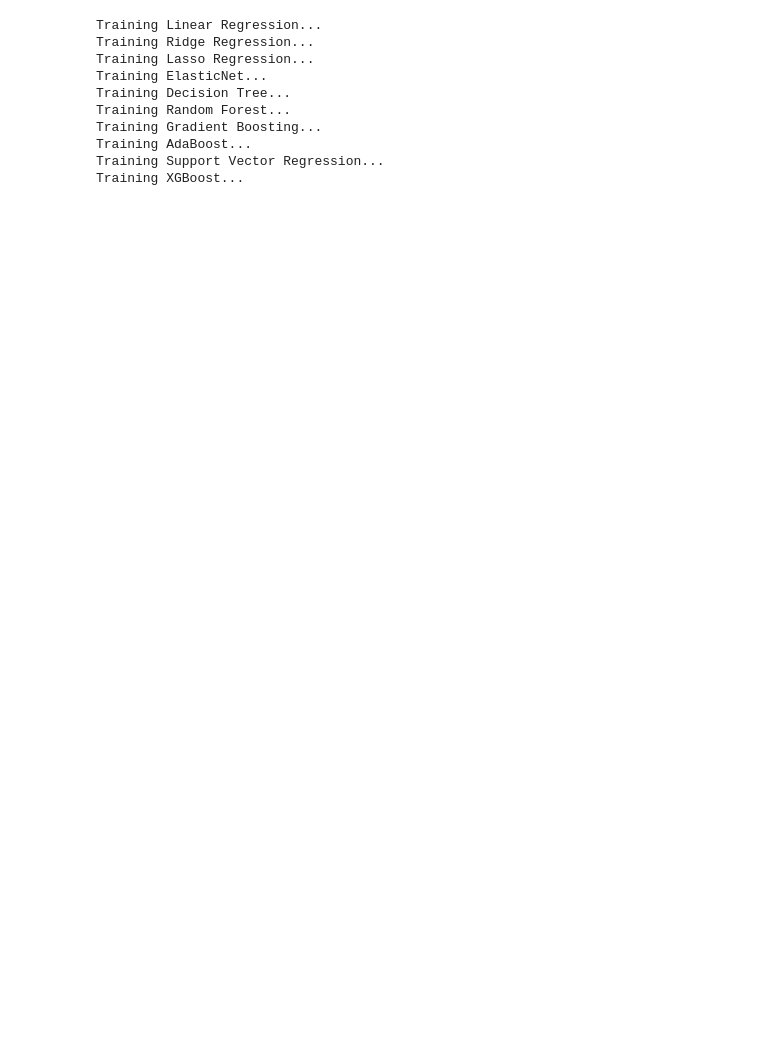
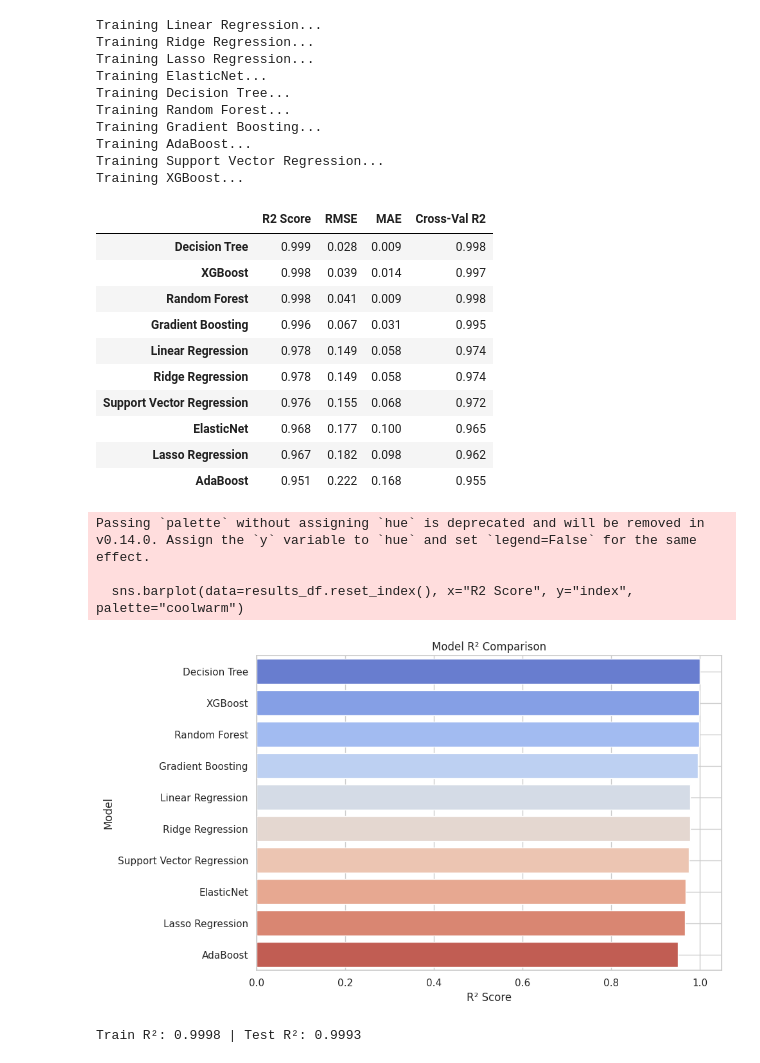
Before and after one commit to Kavyakav90/All-UK-House-Price-Prediction, a Jupyter notebook: uk_houseprice_pr.ipynb, the cells around one changed output. Saved outputs shown, nothing was run; the diff lists cells and outputs as text; code cells hidden in the pictures; blank space fills up the shorter version.

```diff
--- a/uk_houseprice_pr.ipynb
+++ b/uk_houseprice_pr.ipynb
@@ -316,3 +316,43 @@ Training Gradient Boosting...
 Training AdaBoost...
 Training Support Vector Regression...
 Training XGBoost...
+# %%
+results_df = pd.DataFrame(results).T.sort_values("R2 Score", ascending=False)
+display(results_df.round(3))
+
+# Visual Comparison
+plt.figure(figsize=(10, 6))
+sns.barplot(data=results_df.reset_index(), x="R2 Score", y="index", palette="coolwarm")
+plt.title("Model R² Comparison")
+plt.xlabel("R² Score")
+plt.ylabel("Model")
+plt.grid(True)
+plt.tight_layout()
+plt.show()
+# %% [output]
+|  | R2 Score | RMSE | MAE | Cross-Val R2 |
+| Decision Tree | 0.999 | 0.028 | 0.009 | 0.998 |
+| XGBoost | 0.998 | 0.039 | 0.014 | 0.997 |
+| Random Forest | 0.998 | 0.041 | 0.009 | 0.998 |
+| Gradient Boosting | 0.996 | 0.067 | 0.031 | 0.995 |
+| Linear Regression | 0.978 | 0.149 | 0.058 | 0.974 |
+| Ridge Regression | 0.978 | 0.149 | 0.058 | 0.974 |
+| Support Vector Regression | 0.976 | 0.155 | 0.068 | 0.972 |
+| ElasticNet | 0.968 | 0.177 | 0.100 | 0.965 |
+| Lasso Regression | 0.967 | 0.182 | 0.098 | 0.962 |
+| AdaBoost | 0.951 | 0.222 | 0.168 | 0.955 |
+Passing `palette` without assigning `hue` is deprecated and will be removed in v0.14.0. Assign the `y` variable to `hue` and set `legend=False` for the same effect.
+
+  sns.barplot(data=results_df.reset_index(), x="R2 Score", y="index", palette="coolwarm")
+[figure, added]
+# %%
+rf = RandomForestRegressor()
+
+rf.fit(X_train, y_train)
+df.drop(columns=['Date'],inplace=True)
+r2_train = rf.score(X_train, y_train)
+r2_test = rf.score(X_test, y_test)
+
+print(f"Train R²: {r2_train:.4f} | Test R²: {r2_test:.4f}")
+# %% [output]
+Train R²: 0.9998 | Test R²: 0.9993
```
Also changed, not shown: parts of 18 cells of this notebook.
